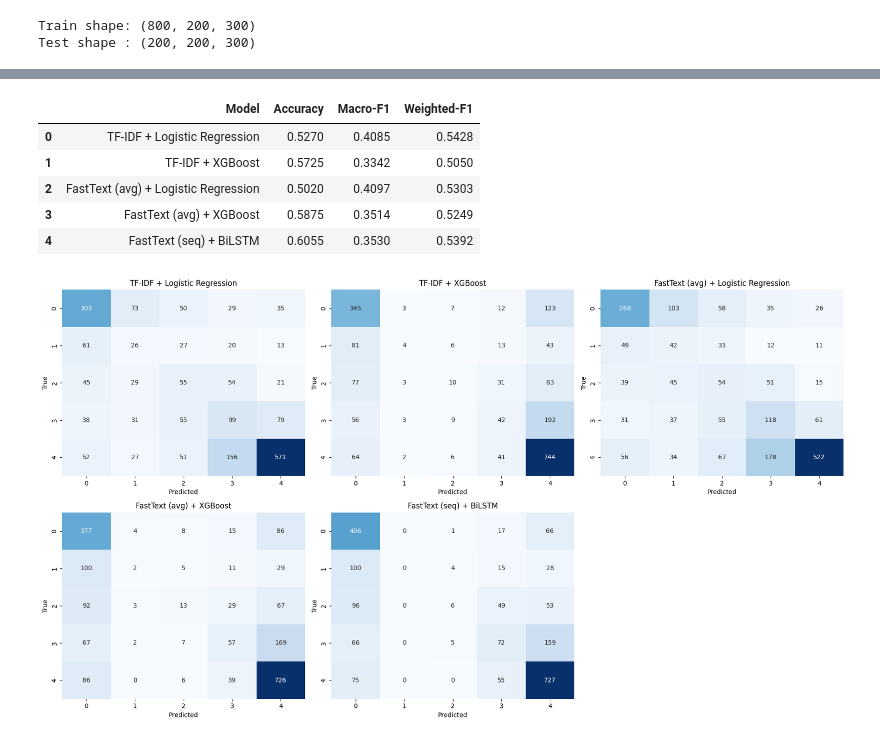
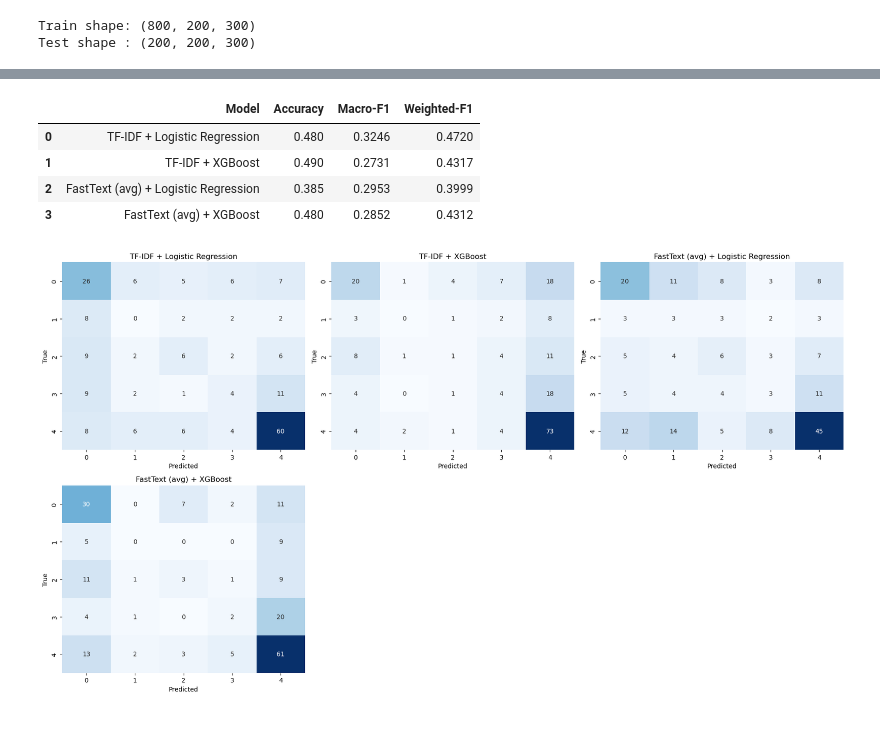
Before and after one commit to Tinnne/Play-Store-Ratings-Prediction, a Jupyter notebook: 06FineTunedModel.ipynb, the cells around one changed output, grey strips where cells are left out. Drawn from its saved outputs; the diff is of its cells as text; code cells hidden in the pictures.

```diff
--- a/06FineTunedModel.ipynb
+++ b/06FineTunedModel.ipynb
@@ -61,7 +80,5 @@ X_train_FT, X_test_FT, y_train_FT, y_test_FT = train_test_split(FastTextContent,
 if y_train.min() == 1:
     y_train = y_train - 1
     y_test  = y_test  - 1
-    y_train_TF = y_train_TF - 1
-    y_test_TF  = y_test_TF  - 1
     y_train_FT = y_train_FT - 1
     y_test_FT  = y_test_FT  - 1
@@ -204,10 +183,9 @@ Classification report:
 # %%
-from sklearn.pipeline import Pipeline
-from sklearn.preprocessing import StandardScaler
-
 pipe_ft_lr = Pipeline([
-    ("scaler", StandardScaler(with_mean=True, with_std=True)),
-    ("clf", LogisticRegression(max_iter=3000, multi_class="multinomial", solver="lbfgs", n_jobs=-1))
+    ("scaler", StandardScaler(with_mean=True)),
+    ("clf", LogisticRegression(
+        max_iter=3000, multi_class="multinomial", solver="lbfgs", n_jobs=-1
+    ))
 ])
 
 param_dist_ft = {
@@ -217,10 +195,10 @@ param_dist_ft = {
 }
 
 cv = StratifiedKFold(n_splits=5, shuffle=True, random_state=42)
-search_ft = RandomizedSearchCV(
+search_FT_LR = RandomizedSearchCV(
     pipe_ft_lr,
     param_distributions=param_dist_ft,
-    n_iter=50,
+    n_iter=20,
     scoring="f1_macro",
     cv=cv,
     n_jobs=-1,
@@ -228,13 +206,9 @@ search_ft = RandomizedSearchCV(
     random_state=42,
 )
 
-# Gunakan matriks FastText-avg yang sudah kamu bangun: X_train_avg / X_test_avg
-search_ft.fit(X_train_avg, y_train_FT)
-best_ft = search_ft.best_estimator_
-pred_FT_LR_ft = best_ft.predict(X_test_avg)
-
-print("\nFastText-avg + LR (finetuned) best params:", search_ft.best_params_)
-print("Accuracy :", accuracy_score(y_test_FT, pred_FT_LR_ft))
-print("Macro-F1 :", f1_score(y_test_FT, pred_FT_LR_ft, average="macro"))
-print("\nClassification report:\n", classification_report(y_test_FT, pred_FT_LR_ft, digits=4))
+n_iter = 20
+with tqdm_joblib(tqdm(total=n_iter * 5, desc="RandomizedSearch (5-fold)")):
+    search_FT_LR.fit(X_train_avg, y_train)
+best_FT_LR = search_FT_LR.best_estimator_
+pred_FT_LR_ft = best_FT_LR.predict(X_test_avg)
 # %% [output]
@@ -548,28 +330,24 @@ results = {
         "TF-IDF + XGBoost",
         "FastText (avg) + Logistic Regression",
         "FastText (avg) + XGBoost",
-        "FastText (seq) + BiLSTM"
     ],
     "Accuracy": [
-        accuracy_score(y_test_TF, pred_TF_LR),
-        accuracy_score(y_test_TF, pred_TF_XGB),
-        accuracy_score(y_test_FT, pred_FT_LR),
-        accuracy_score(y_test_FT, pred_FT_XGB),
-        accuracy_score(y_test_FT, pred_FT_LSTM)
+        accuracy_score(y_test, pred_TF_LR_ft),
+        accuracy_score(y_test, pred_TF_XGB_ft),
+        accuracy_score(y_test_FT, pred_FT_LR_ft),
+        accuracy_score(y_test_FT, pred_FT_XGB_ft),
     ],
     "Macro-F1": [
-        f1_score(y_test_TF, pred_TF_LR, average="macro"),
-        f1_score(y_test_TF, pred_TF_XGB, average="macro"),
-        f1_score(y_test_FT, pred_FT_LR, average="macro"),
-        f1_score(y_test_FT, pred_FT_XGB, average="macro"),
-        f1_score(y_test_FT, pred_FT_LSTM, average="macro")
+        f1_score(y_test, pred_TF_LR_ft, average="macro"),
+        f1_score(y_test, pred_TF_XGB_ft, average="macro"),
+        f1_score(y_test_FT, pred_FT_LR_ft, average="macro"),
+        f1_score(y_test_FT, pred_FT_XGB_ft, average="macro"),
     ],
     "Weighted-F1": [
-        f1_score(y_test_TF, pred_TF_LR, average="weighted"),
-        f1_score(y_test_TF, pred_TF_XGB, average="weighted"),
-        f1_score(y_test_FT, pred_FT_LR, average="weighted"),
-        f1_score(y_test_FT, pred_FT_XGB, average="weighted"),
-        f1_score(y_test_FT, pred_FT_LSTM, average="weighted")
+        f1_score(y_test, pred_TF_LR_ft, average="weighted"),
+        f1_score(y_test, pred_TF_XGB_ft, average="weighted"),
+        f1_score(y_test_FT, pred_FT_LR_ft, average="weighted"),
+        f1_score(y_test_FT, pred_FT_XGB_ft, average="weighted"),
     ]
 }
 
@@ -577,43 +355,41 @@ df_results = pd.DataFrame(results)
 df_results.round(4)
 # %% [output]
 |  | Model | Accuracy | Macro-F1 | Weighted-F1 |
-| 0 | TF-IDF + Logistic Regression | 0.5270 | 0.4085 | 0.5428 |
-| 1 | TF-IDF + XGBoost | 0.5725 | 0.3342 | 0.5050 |
-| 2 | FastText (avg) + Logistic Regression | 0.5020 | 0.4097 | 0.5303 |
-| 3 | FastText (avg) + XGBoost | 0.5875 | 0.3514 | 0.5249 |
-| 4 | FastText (seq) + BiLSTM | 0.6055 | 0.3530 | 0.5392 |
+| 0 | TF-IDF + Logistic Regression | 0.480 | 0.3246 | 0.4720 |
+| 1 | TF-IDF + XGBoost | 0.490 | 0.2731 | 0.4317 |
+| 2 | FastText (avg) + Logistic Regression | 0.385 | 0.2953 | 0.3999 |
+| 3 | FastText (avg) + XGBoost | 0.480 | 0.2852 | 0.4312 |
 # %%
 # --- Confusion Matrices ---
 preds = [
-    (pred_TF_LR, y_test_TF, "TF-IDF + Logistic Regression"),
-    (pred_TF_XGB, y_test_TF, "TF-IDF + XGBoost"),
-    (pred_FT_LR, y_test_FT, "FastText (avg) + Logistic Regression"),
-    (pred_FT_XGB, y_test_FT, "FastText (avg) + XGBoost"),
-    (pred_FT_LSTM, y_test_FT, "FastText (seq) + BiLSTM"),
+    (pred_TF_LR_ft, y_test, "TF-IDF + Logistic Regression"),
+    (pred_TF_XGB_ft, y_test, "TF-IDF + XGBoost"),
+    (pred_FT_LR_ft, y_test_FT, "FastText (avg) + Logistic Regression"),
+    (pred_FT_XGB_ft, y_test_FT, "FastText (avg) + XGBoost"),
 ]
 
 # Determine number of classes automatically
-num_classes = len(np.unique(y_test_TF))
+num_classes = len(np.unique(y_test))
 class_labels = [str(i) for i in range(num_classes)]
 
 fig, axes = plt.subplots(2, 3, figsize=(18, 10))
 axes = axes.flatten()
 
 for i, (pred, y_true, title) in enumerate(preds):
     if i >= len(axes):  # safety check if fewer than 6 subplots
         break
     cm = confusion_matrix(y_true, pred)
     sns.heatmap(cm, annot=True, fmt='d', cmap='Blues', cbar=False,
                 xticklabels=class_labels, yticklabels=class_labels, ax=axes[i])
     axes[i].set_title(title)
     axes[i].set_xlabel("Predicted")
     axes[i].set_ylabel("True")
 
 # Hide extra subplot if any
 for j in range(i+1, len(axes)):
     axes[j].axis("off")
 
 plt.tight_layout()
 plt.show()
 # %% [output]
-[figure, old version]
+[figure, new version]
```
Also changed, not shown: parts of 24 cells of this notebook, 10 other files.
